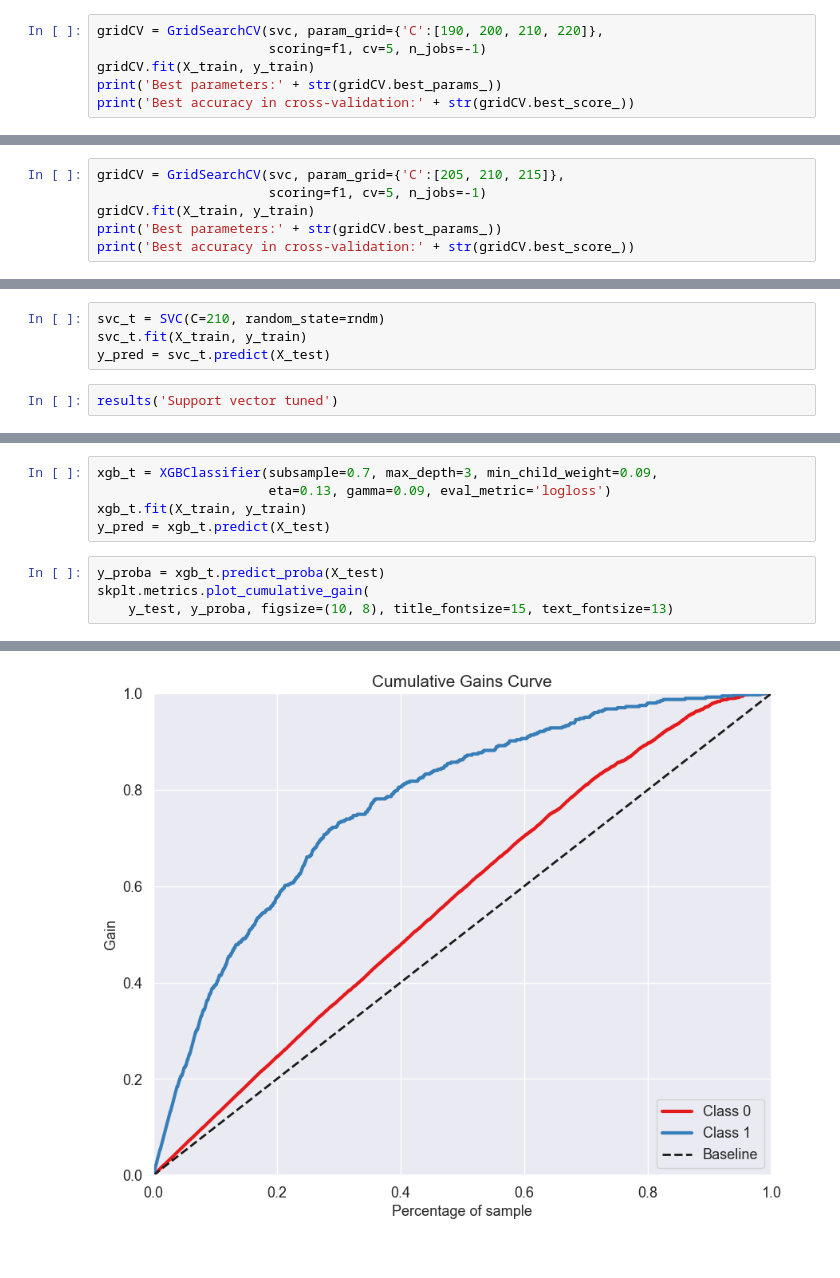
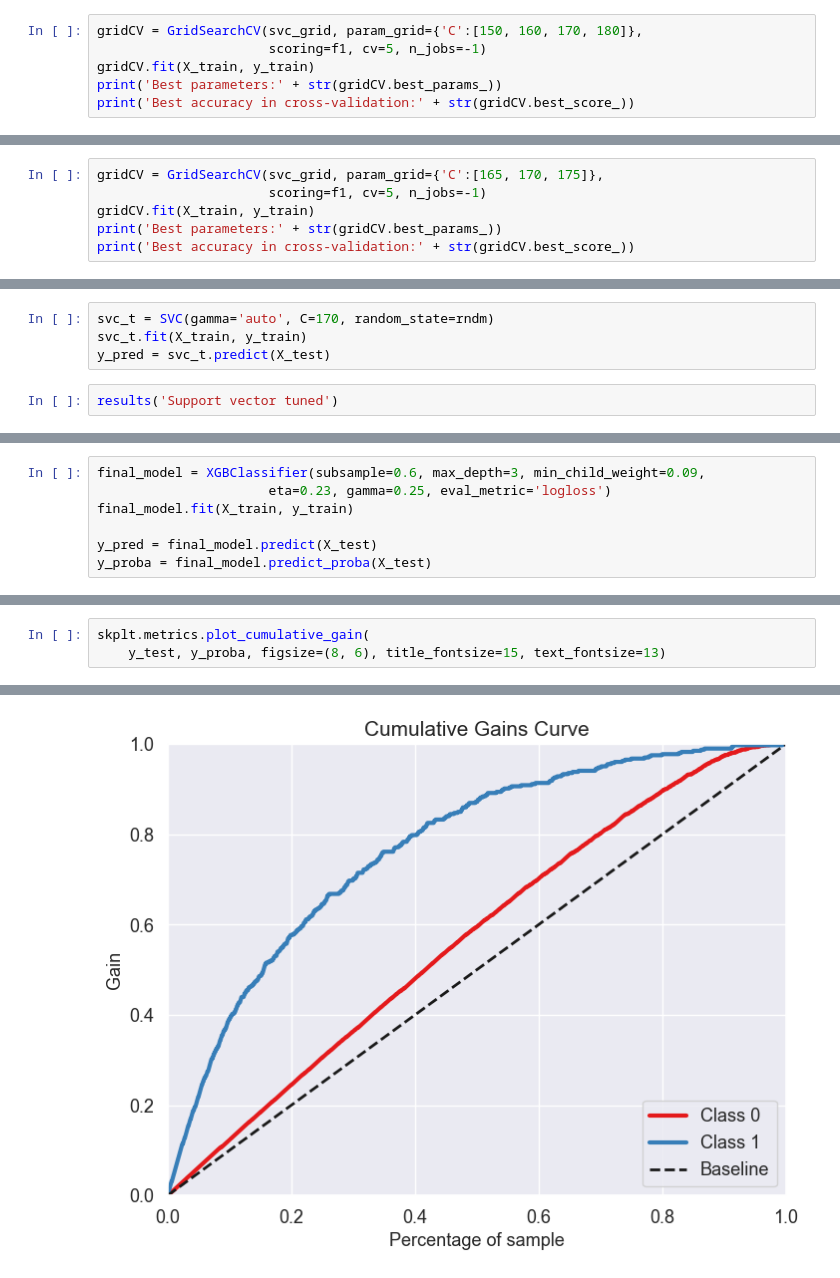
Before and after one commit to vanquies/ChurnPrediction, a Jupyter notebook: Workspace/ChurnPrediction.ipynb, the cells around one changed output, grey strips where cells are left out. Saved outputs shown, nothing was run; the diff lists cells and outputs as text.

```diff
--- a/Workspace/ChurnPrediction.ipynb
+++ b/Workspace/ChurnPrediction.ipynb
@@ -619,5 +680,5 @@ Best accuracy in cross-validation:0.7327627237184777
 # %%
-gridCV = GridSearchCV(svc, param_grid={'C':[190, 200, 210, 220]},
+gridCV = GridSearchCV(svc_grid, param_grid={'C':[150, 160, 170, 180]},
                       scoring=f1, cv=5, n_jobs=-1)
 gridCV.fit(X_train, y_train)
 print('Best parameters:' + str(gridCV.best_params_))
@@ -628,5 +689,5 @@ Best accuracy in cross-validation:0.7330731390665529
 # %%
-gridCV = GridSearchCV(svc, param_grid={'C':[205, 210, 215]},
+gridCV = GridSearchCV(svc_grid, param_grid={'C':[165, 170, 175]},
                       scoring=f1, cv=5, n_jobs=-1)
 gridCV.fit(X_train, y_train)
 print('Best parameters:' + str(gridCV.best_params_))
@@ -637,5 +698,5 @@ Best accuracy in cross-validation:0.7330731390665529
 # %%
-svc_t = SVC(C=210, random_state=rndm)
+svc_t = SVC(gamma='auto', C=170, random_state=rndm)
 svc_t.fit(X_train, y_train)
 y_pred = svc_t.predict(X_test)
 # %%
@@ -652,0 +720,7 @@ result.style.background_gradient(subset=['F-score'], cmap='RdPu', high=0.1).high
+# %%
+final_model = XGBClassifier(subsample=0.6, max_depth=3, min_child_weight=0.09,
+                      eta=0.23, gamma=0.25, eval_metric='logloss')
+final_model.fit(X_train, y_train)
+
+y_pred = final_model.predict(X_test)
+y_proba = final_model.predict_proba(X_test)
@@ -660,12 +747,6 @@ metrics.plot_roc_curve(xgb_t, X_test, y_test, ax=ax, name='xgb tuned')
-# %%
-xgb_t = XGBClassifier(subsample=0.7, max_depth=3, min_child_weight=0.09,
-                      eta=0.13, gamma=0.09, eval_metric='logloss')
-xgb_t.fit(X_train, y_train)
-y_pred = xgb_t.predict(X_test)
 # %%
-y_proba = xgb_t.predict_proba(X_test)
 skplt.metrics.plot_cumulative_gain(
-    y_test, y_proba, figsize=(10, 8), title_fontsize=15, text_fontsize=13)
+    y_test, y_proba, figsize=(8, 6), title_fontsize=15, text_fontsize=13)
 # %% [output]
 <AxesSubplot:title={'center':'Cumulative Gains Curve'}, xlabel='Percentage of sample', ylabel='Gain'>
-[figure, old version]
+[figure, new version]
```
Also changed, not shown: parts of 59 cells of this notebook.
